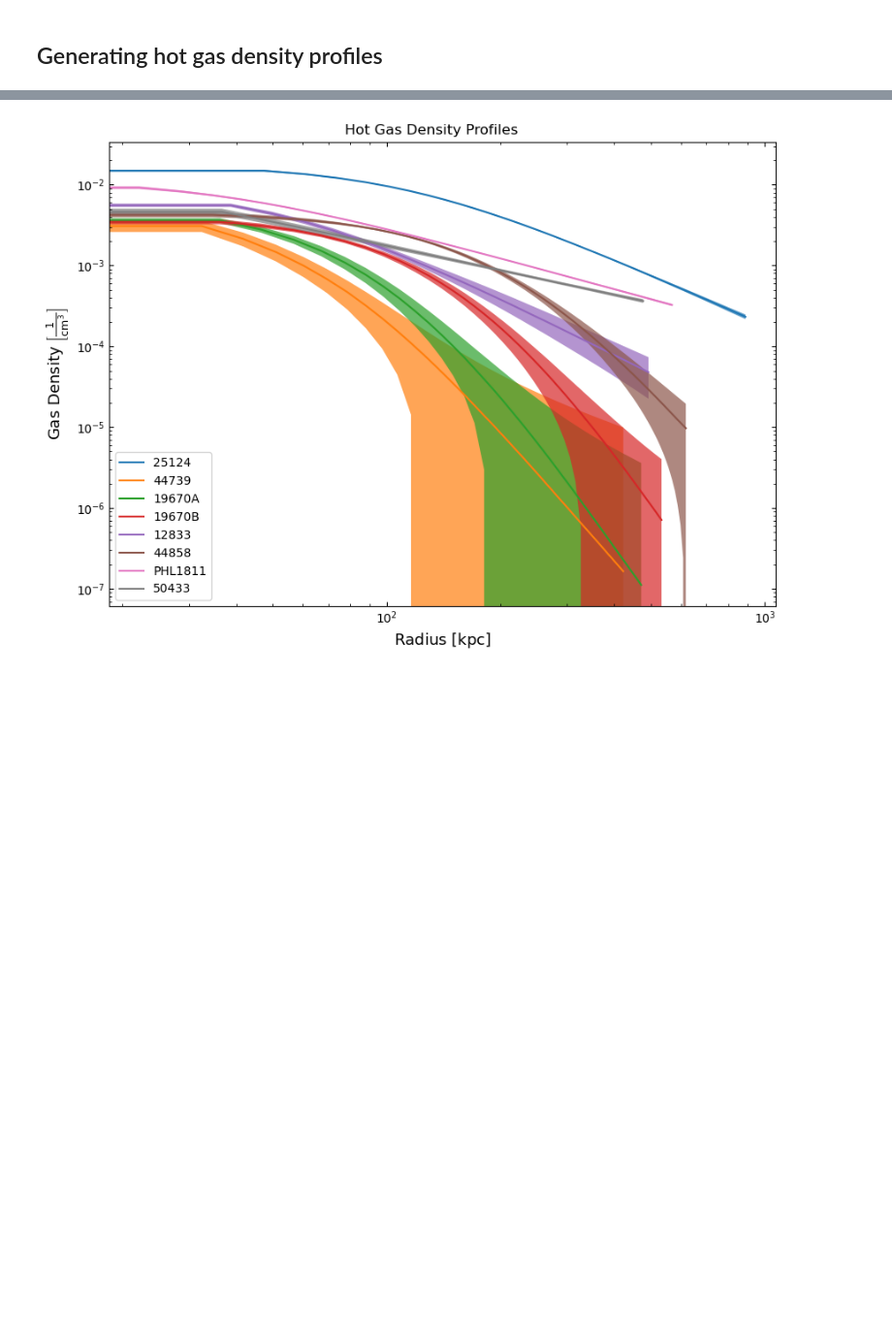
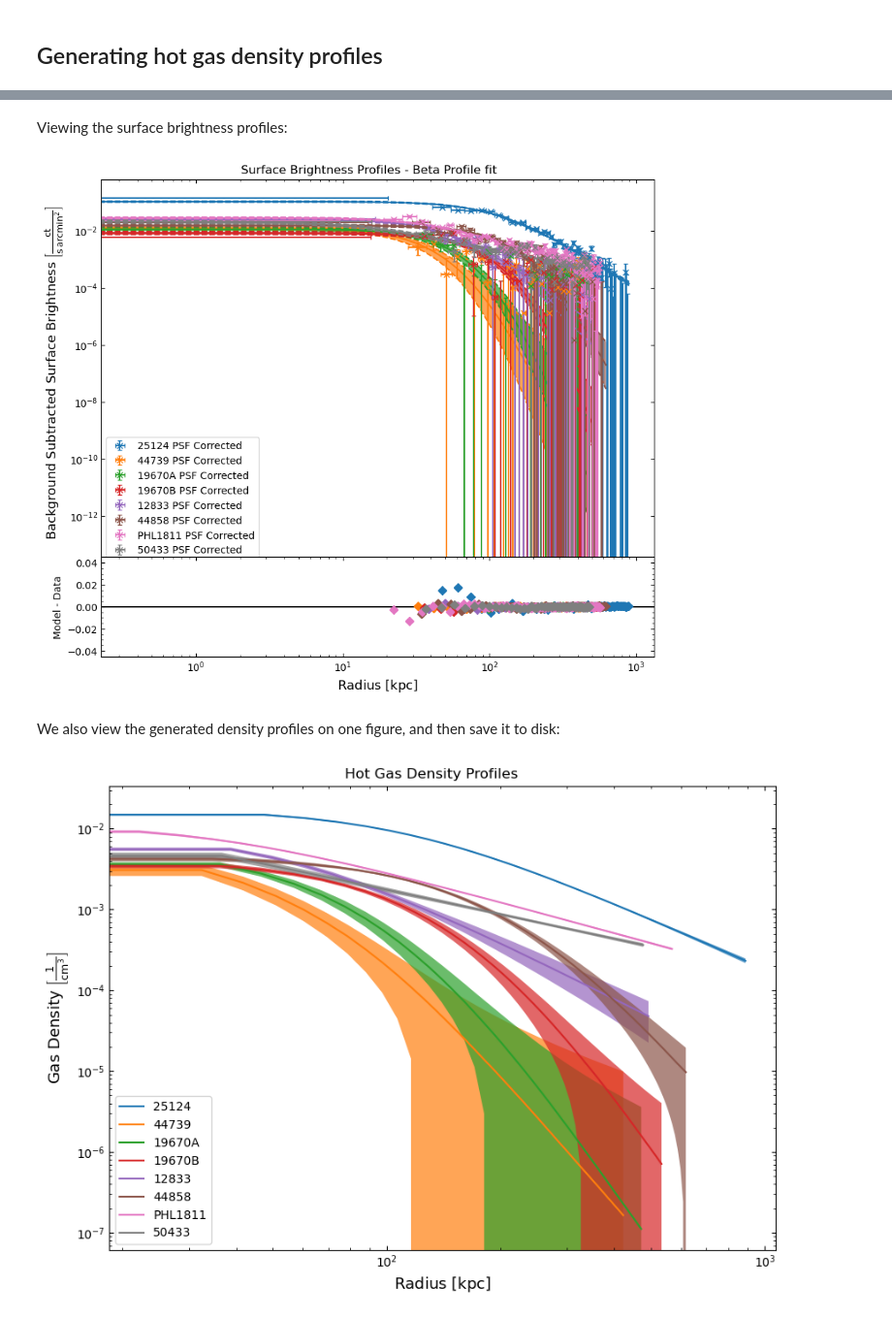
Before and after one commit to DavidT3/OVI_groups, a Jupyter notebook: notebooks/radial_prof_analyses/gas_density.ipynb, the cells around one changed output, grey strips where cells are left out. Shown at 97% size. Drawn from its saved outputs; the diff is of its cells as text; code cells hidden in the pictures; blank space fills up the shorter version.

```diff
--- a/notebooks/radial_prof_analyses/gas_density.ipynb
+++ b/notebooks/radial_prof_analyses/gas_density.ipynb
@@ -85,6 +97,15 @@ Sources with ≥1 detection - 6 [75%]
 # %%
 rl_psf(srcs, bins=10)
-d_profs = inv_abel_fitted_model(srcs, 'beta', outer_radius='r500', psf_bins=10)
+d_profs = inv_abel_fitted_model(srcs, 'beta', outer_radius=srcs.r500, psf_bins=10)
+# %% [markdown]
+Viewing the surface brightness profiles:
+# %%
+sb_profs = [dp.generation_profile for dp in d_profs]
+BaseAggregateProfile1D(sb_profs).view(model='beta')
+# %% [output]
+[figure, added]
+# %% [markdown]
+We also view the generated density profiles on one figure, and then save it to disk:
 # %%
 BaseAggregateProfile1D(d_profs).view(joined_points=True, custom_title='Hot Gas Density Profiles',
                                      save_path='../../outputs/figures/hot_gas_dens_profs.pdf')
```
Also changed, not shown: parts of 7 cells of this notebook.
